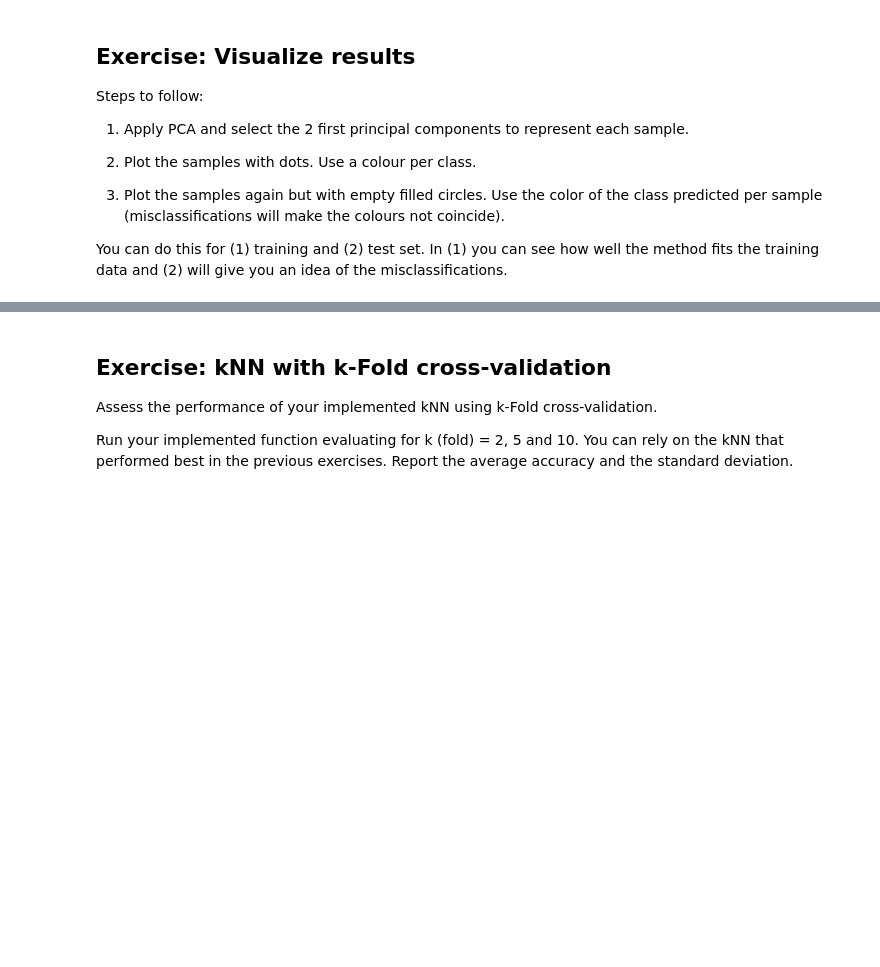
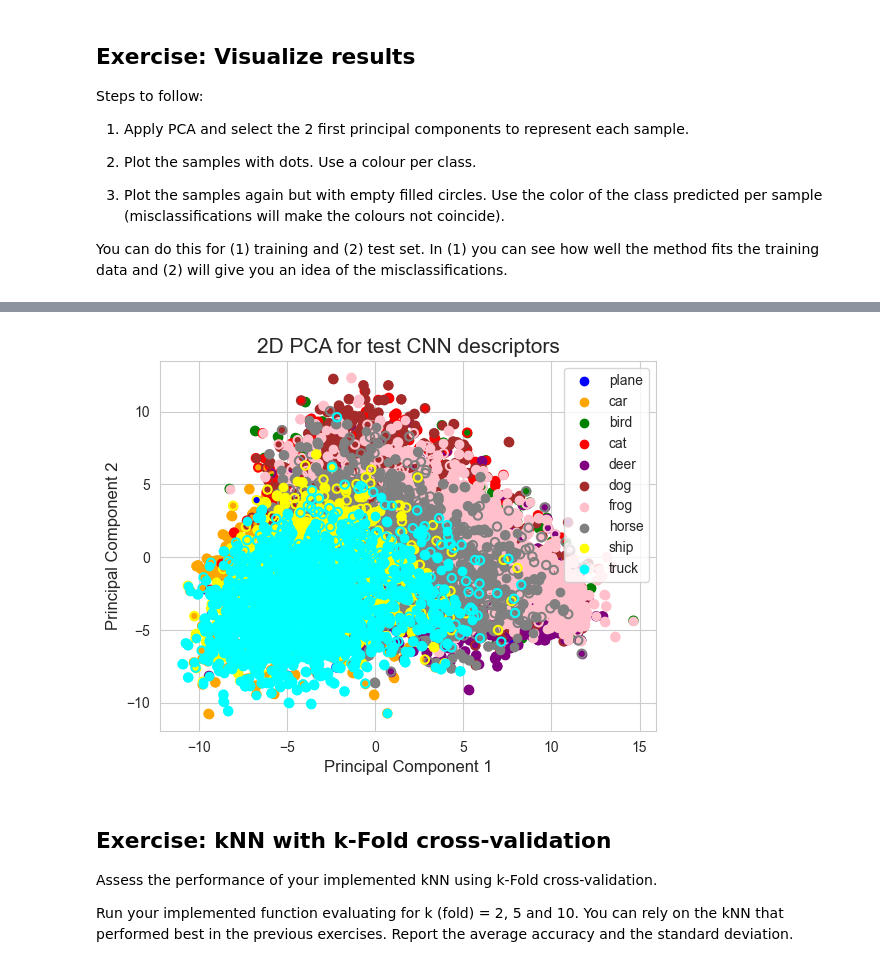
Before and after one commit to Frederico-lp/Data-Science, a Jupyter notebook: assignmentsCV/Assignment 2 - Feature extraction and classification.ipynb, the cells around one changed output, grey strips where cells are left out. Cells and saved outputs as stored; diff of their text form; code cells hidden in the pictures; blank space fills up the shorter version.

```diff
--- a/assignmentsCV/Assignment 2 - Feature extraction and classification.ipynb
+++ b/assignmentsCV/Assignment 2 - Feature extraction and classification.ipynb
@@ -321,3 +302,10 @@ plt.legend(classes)
+# %%
+cnn_test_output = model_cnn.predict(X_test_cnn)
+test_predictions_df = pd.DataFrame(data=cnn_test_output, columns=['predicted'])
+
+plot_pca(X_test_cnn, y_test_cnn, test_predictions_df, '2D PCA for test CNN descriptors')
+# %% [output]
+[figure, added]
 # %% [markdown]
 ## Exercise: kNN with k-Fold cross-validation
 
```
Also changed, not shown: parts of 7 cells of this notebook, 1 other file.
